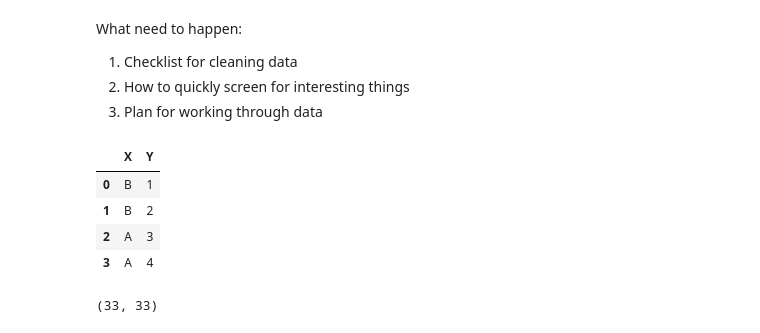
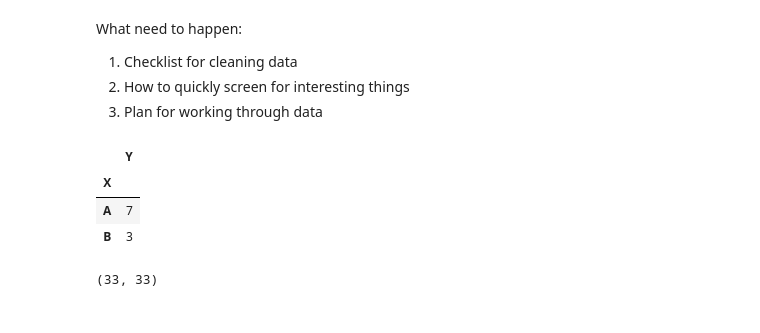
Before and after one commit to moranse/20171104-MichiganDatathon, a Jupyter notebook: notebook/Shannon-practice.ipynb, the cells around one changed output. Cells and saved outputs as stored; diff of their text form; code cells hidden in the pictures.

```diff
--- a/notebook/Shannon-practice.ipynb
+++ b/notebook/Shannon-practice.ipynb
@@ -26,13 +27,12 @@ What need to happen:
 # %%
 df2 = pd.DataFrame({'X' : ['B', 'B', 'A', 'A'], 'Y' : [1, 2, 3, 4]})
 df2
-# df2.groupby(['X']).sum()
+df2.groupby(['X']).sum()
 # %% [output]
-|  | X | Y |
-| 0 | B | 1 |
-| 1 | B | 2 |
-| 2 | A | 3 |
-| 3 | A | 4 |
+|  | Y |
+| X |  |
+| A | 7 |
+| B | 3 |
 # %%
 correlations = listings.corr()
 print(correlations.shape)
```
Also changed, not shown: parts of 1 cell of this notebook, 10 other files.
